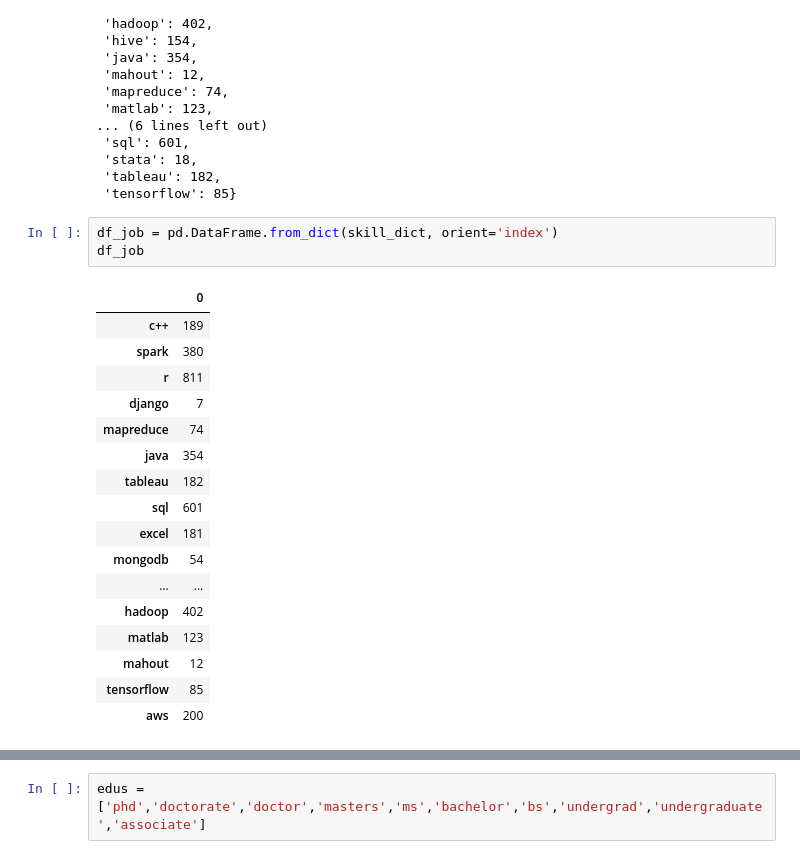
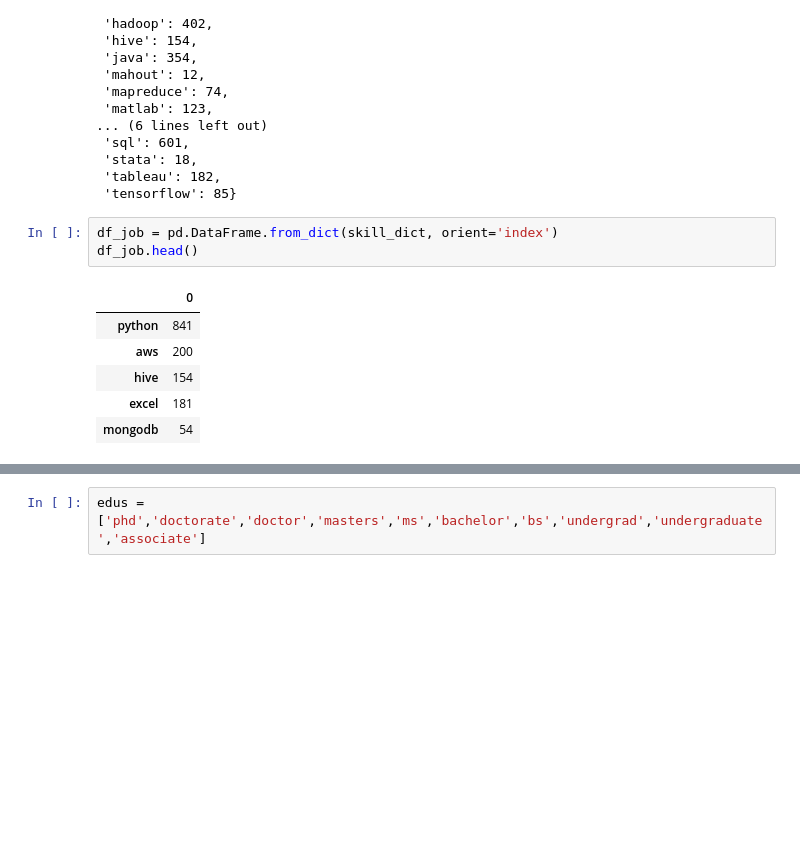
Before and after one commit to aungshumaan/glassdoor_scraping_project, a Jupyter notebook: analysis.ipynb, the cells around one changed output, grey strips where cells are left out. Drawn from its saved outputs; the diff is of its cells as text; blank space fills up the shorter version.

```diff
--- a/analysis.ipynb
+++ b/analysis.ipynb
@@ -429,25 +449,14 @@ skill_dict
  'tensorflow': 85}
 # %%
 df_job = pd.DataFrame.from_dict(skill_dict, orient='index')
-df_job
+df_job.head()
 # %% [output]
 |  | 0 |
-| c++ | 189 |
-| spark | 380 |
-| r | 811 |
-| django | 7 |
-| mapreduce | 74 |
-| java | 354 |
-| tableau | 182 |
-| sql | 601 |
+| python | 841 |
+| aws | 200 |
+| hive | 154 |
 | excel | 181 |
 | mongodb | 54 |
-| ... | ... |
-| hadoop | 402 |
-| matlab | 123 |
-| mahout | 12 |
-| tensorflow | 85 |
-| aws | 200 |
 # %%
 dummy = df_job.sort_values(by =0, ascending = False).plot(kind ='bar')
 plt.title('Frequency of skills')
```
Also changed, not shown: parts of 36 cells of this notebook, 1 other file.
